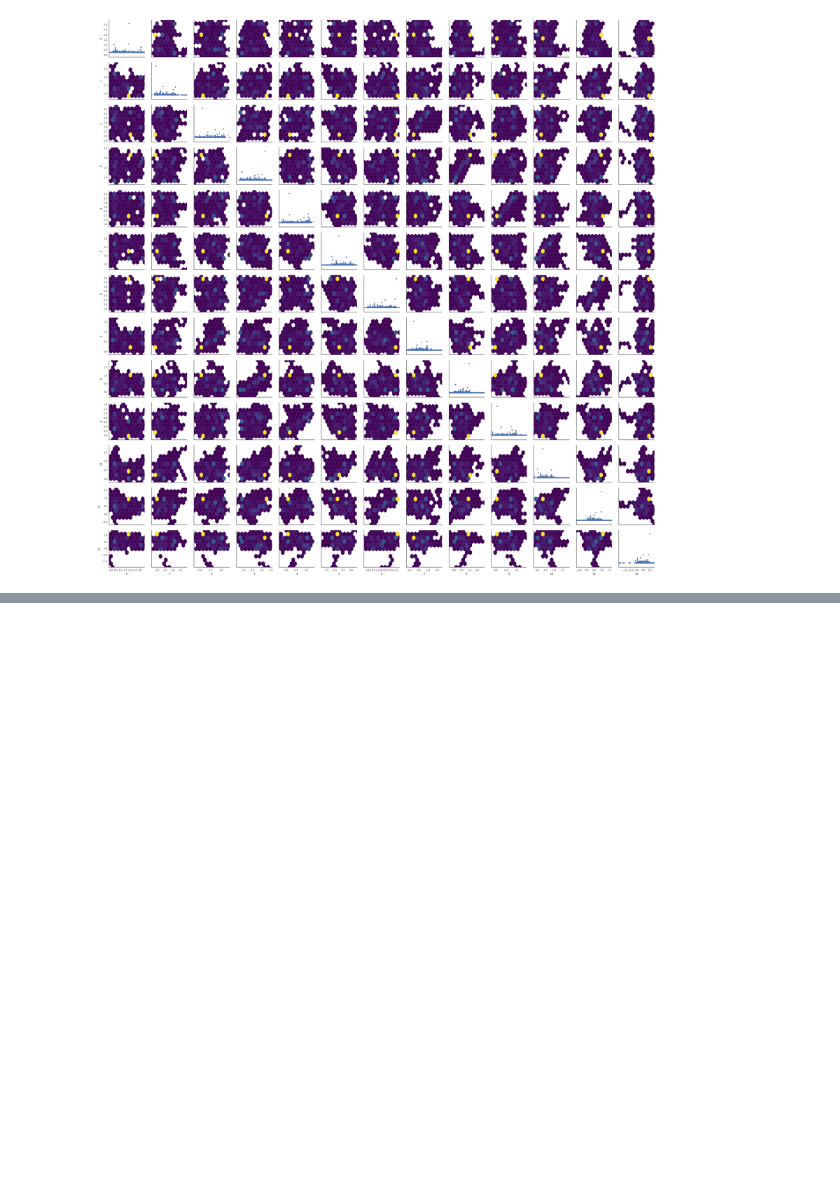
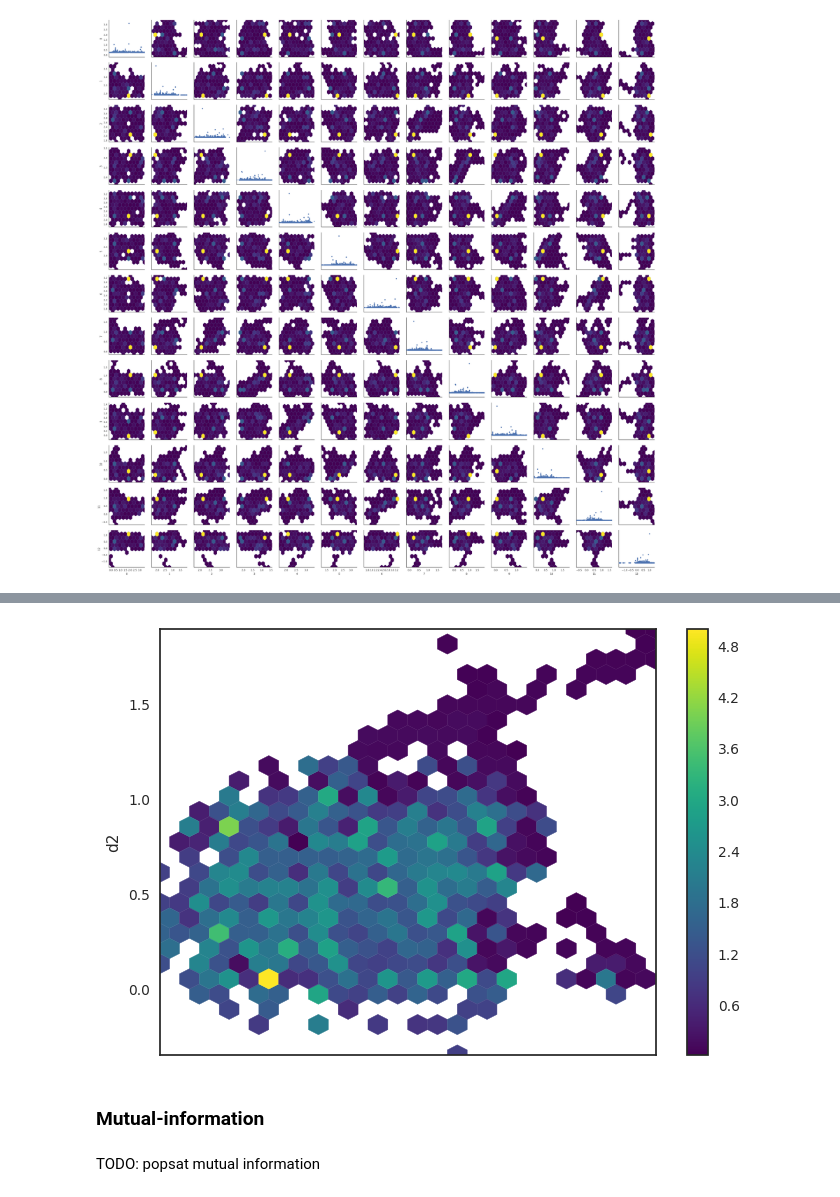
Before and after one commit to effa/dimensionality-reduction, a Jupyter notebook: data-visualization.ipynb, the cells around one changed output, grey strips where cells are left out. Saved outputs shown, nothing was run; the diff lists cells and outputs as text; code cells hidden in the pictures; blank space fills up the shorter version.

```diff
--- a/data-visualization.ipynb
+++ b/data-visualization.ipynb
@@ -64,0 +118,17 @@ g = g.map_offdiag(plt.hexbin, C=ds[n], reduce_C_function=np.max, gridsize=10, cm
+# %%
+def plot_hexbin(gridsize, logscale, maximum):
+    d.plot.hexbin(x='d1', y='d2', C='y',
+                  bins='log' if logscale else None,
+                  gridsize=gridsize,
+                  reduce_C_function=np.max if maximum else np.mean,
+                  cmap='viridis')
+
+gridsize = widgets.IntSlider(min=10, max=100, step=5, value=25, description='grid size')
+widgets.interact(plot_hexbin, gridsize=gridsize, logscale=True, maximum=True)
+# assumes we are interested in maximization
+# %% [output]
+[figure, added]
+# %% [markdown]
+### Mutual-information
+# %% [markdown]
+TODO: popsat mutual information
```
Also changed, not shown: parts of 15 cells of this notebook, 1 other file.
